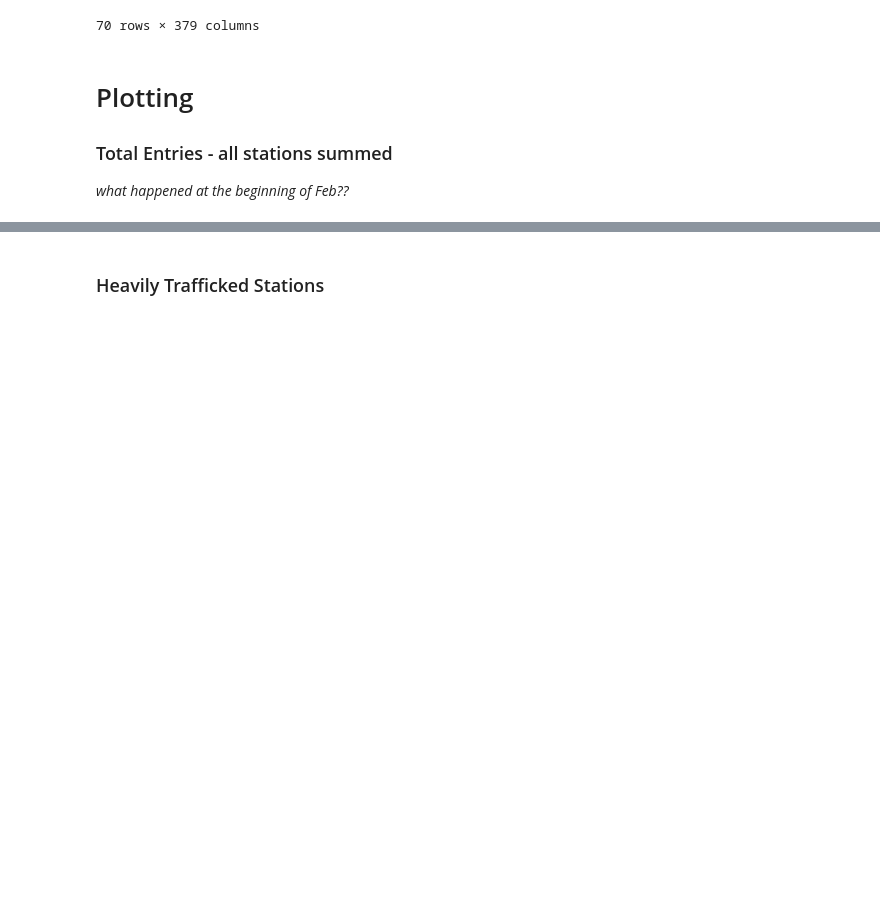
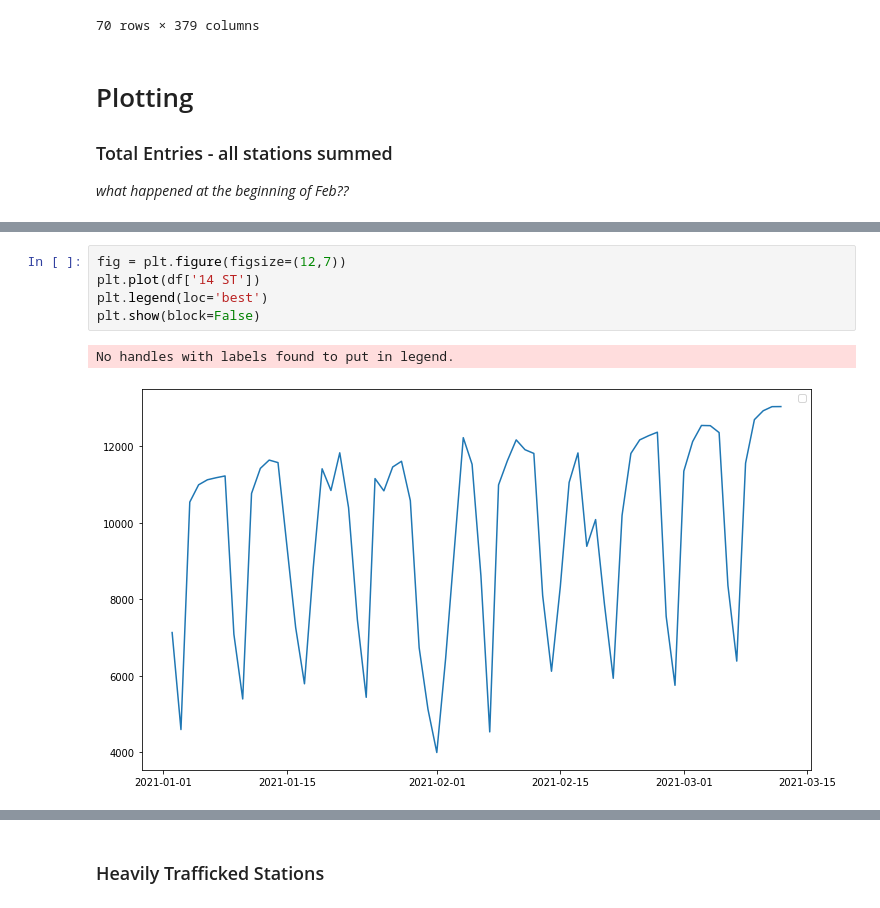
Before and after one commit to justinm0rgan/mta-turnstile-covid, a Jupyter notebook: data-analysis.ipynb, the cells around one changed output, grey strips where cells are left out. Saved outputs shown, nothing was run; the diff lists cells and outputs as text; blank space fills up the shorter version.

```diff
--- a/data-analysis.ipynb
+++ b/data-analysis.ipynb
@@ -46,0 +47,8 @@ plt.xticks(rotation=70);
+# %%
+fig = plt.figure(figsize=(12,7))
+plt.plot(df['14 ST'])
+plt.legend(loc='best')
+plt.show(block=False)
+# %% [output]
+No handles with labels found to put in legend.
+[figure, added]
```
Also changed, not shown: parts of 4 cells of this notebook, 2 other files.
